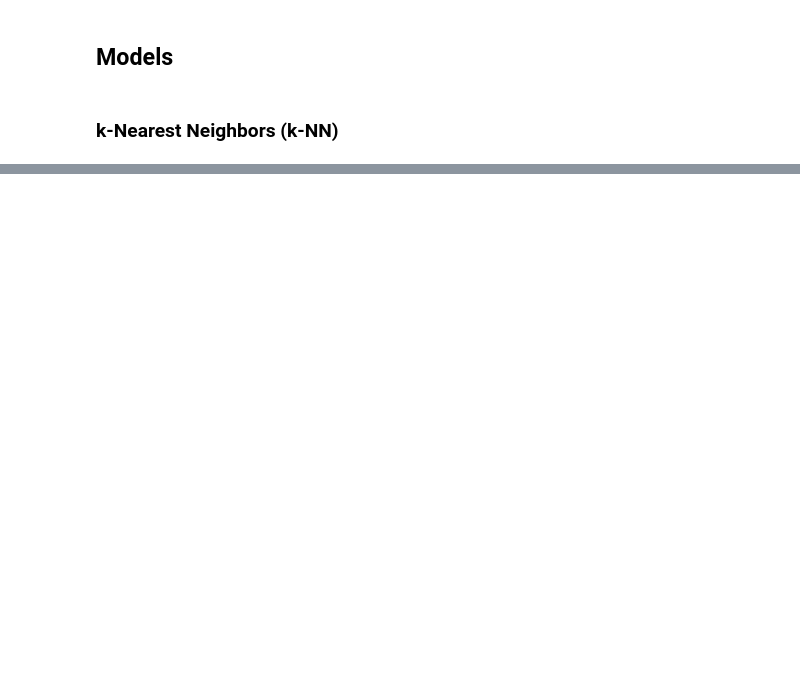
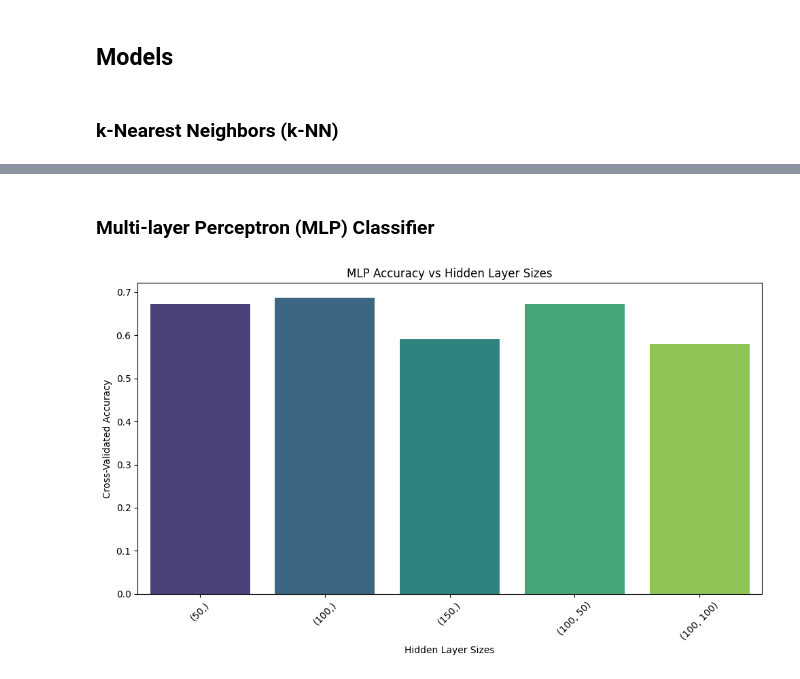
Before and after one commit to diogovenade/ia-academic-success, a Jupyter notebook: academic_success.ipynb, the cells around one changed output, grey strips where cells are left out. Saved outputs shown, nothing was run; the diff lists cells and outputs as text; code cells hidden in the pictures; blank space fills up the shorter version.

```diff
--- a/academic_success.ipynb
+++ b/academic_success.ipynb
@@ -198,0 +345,29 @@ print("Confusion Matrix:\n", cm)
+# %% [markdown]
+### Multi-layer Perceptron (MLP) Classifier
+# %%
+# Try different hidden_layer_sizes for MLP and plot accuracy
+from sklearn.neural_network import MLPClassifier
+from sklearn.model_selection import cross_val_score
+
+mlp_hidden_sizes = [(50,), (100,), (150,), (100, 50), (100, 100)]
+mlp_scores = []
+for h in tqdm(mlp_hidden_sizes, desc="Evaluating hidden_layer_sizes"):
+    mlp = MLPClassifier(hidden_layer_sizes=h, max_iter=100, random_state=42)
+    score = cross_val_score(mlp, X_train_s, y_train, cv=3)
+    mlp_scores.append(np.mean(score))
+# %%
+results_df = pd.DataFrame({
+    "Hidden Layer Sizes": [str(h) for h in mlp_hidden_sizes],
+    "Accuracy": mlp_scores
+})
+
+plt.figure(figsize=(10, 6))
+sb.barplot(data=results_df, x="Hidden Layer Sizes", y="Accuracy", hue="Hidden Layer Sizes", dodge=False, palette="viridis", legend=False)
+plt.xlabel("Hidden Layer Sizes")
+plt.ylabel("Cross-Validated Accuracy")
+plt.title("MLP Accuracy vs Hidden Layer Sizes")
+plt.xticks(rotation=45)
+plt.tight_layout()
+plt.show()
+# %% [output]
+[figure, added]
```
Also changed, not shown: parts of 30 cells of this notebook.
